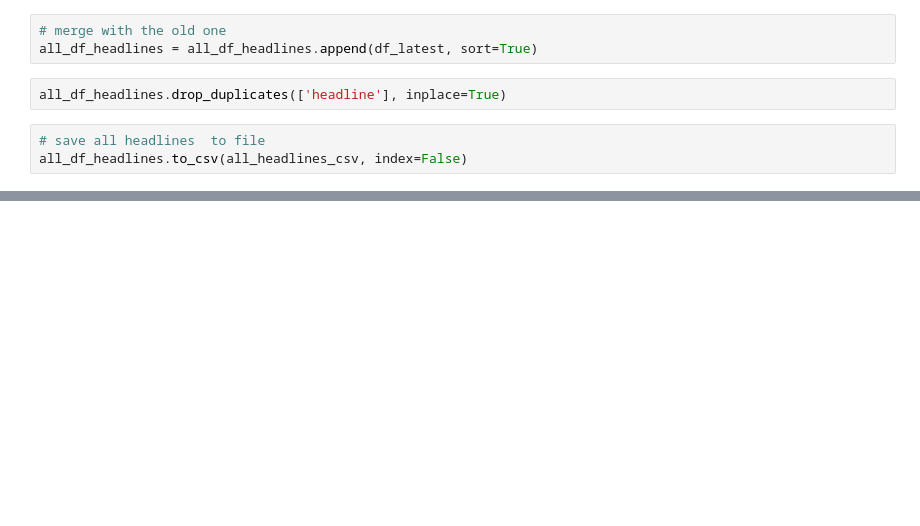
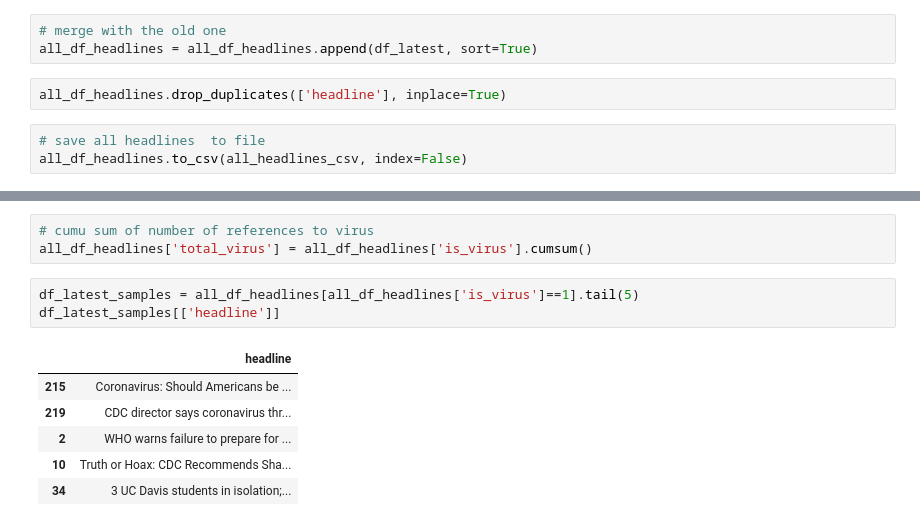
Before and after one commit to alext234/coronavirus-news, a Jupyter notebook: google-news.ipynb, the cells around one changed output, grey strips where cells are left out. Drawn from its saved outputs; the diff is of its cells as text; blank space fills up the shorter version.

```diff
--- a/google-news.ipynb
+++ b/google-news.ipynb
@@ -46,0 +53,13 @@ all_df_headlines.to_csv(all_headlines_csv, index=False)
+# %%
+# cumu sum of number of references to virus
+all_df_headlines['total_virus'] = all_df_headlines['is_virus'].cumsum()
+# %%
+df_latest_samples = all_df_headlines[all_df_headlines['is_virus']==1].tail(5)
+df_latest_samples[['headline']]
+# %% [output]
+|  | headline |
+| 215 | Coronavirus: Should Americans be ... |
+| 219 | CDC director says coronavirus thr... |
+| 2 | WHO warns failure to prepare for ... |
+| 10 | Truth or Hoax: CDC Recommends Sha... |
+| 34 | 3 UC Davis students in isolation;... |
```
Also changed, not shown: parts of 8 cells of this notebook, 3 other files.
